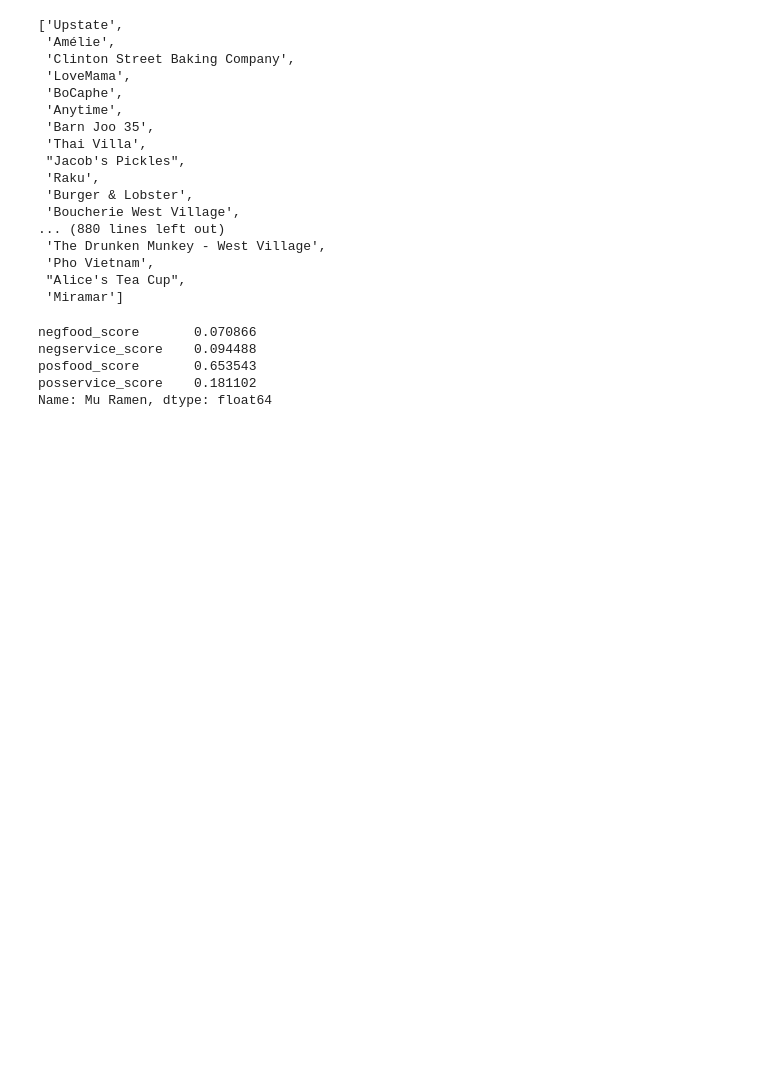
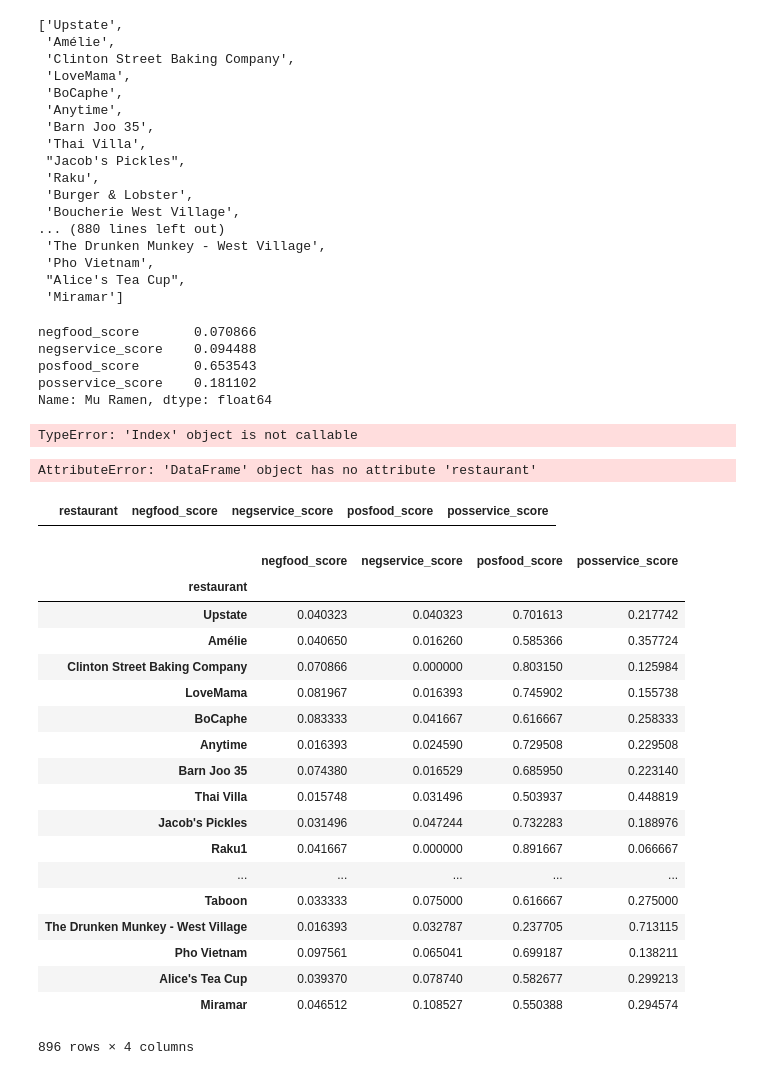
Before and after one commit to hamiltonchangcodes/final_project, a Jupyter notebook: Making Graphs.ipynb, the cells around one changed output. Drawn from its saved outputs; the diff is of its cells as text; code cells hidden in the pictures; blank space fills up the shorter version.

```diff
--- a/Making Graphs.ipynb
+++ b/Making Graphs.ipynb
@@ -148,3 +149,13 @@ negservice_score    0.094488
 posfood_score       0.653543
 posservice_score    0.181102
 Name: Mu Ramen, dtype: float64
+# %%
+df.loc
+# %% [output]
+TypeError: 'Index' object is not callable
+# %%
+list(df.restaurant)
+# %% [output]
+AttributeError: 'DataFrame' object has no attribute 'restaurant'
+# %%
+df1 = pd.read_csv('displaycardManhattan.csv')
@@ -150,0 +164,8 @@ Name: Mu Ramen, dtype: float64
+# %%
+dupes
+# %% [output]
+|  | restaurant | negfood_score | negservice_score | posfood_score | posservice_score |
+# %%
+df1['restaurant'] = np.where(df1['restaurant'].duplicated(keep=False),
+                      df1['restaurant'] + df1.groupby('restaurant').cumcount().add(1).astype(str),
+                      df1['restaurant'])
@@ -150,0 +174,22 @@ Name: Mu Ramen, dtype: float64
+# %%
+df1.set_index('restaurant')
+# %% [output]
+|  | negfood_score | negservice_score | posfood_score | posservice_score |
+| restaurant |  |  |  |  |
+| Upstate | 0.040323 | 0.040323 | 0.701613 | 0.217742 |
+| Amélie | 0.040650 | 0.016260 | 0.585366 | 0.357724 |
+| Clinton Street Baking Company | 0.070866 | 0.000000 | 0.803150 | 0.125984 |
+| LoveMama | 0.081967 | 0.016393 | 0.745902 | 0.155738 |
+| BoCaphe | 0.083333 | 0.041667 | 0.616667 | 0.258333 |
+| Anytime | 0.016393 | 0.024590 | 0.729508 | 0.229508 |
+| Barn Joo 35 | 0.074380 | 0.016529 | 0.685950 | 0.223140 |
+| Thai Villa | 0.015748 | 0.031496 | 0.503937 | 0.448819 |
+| Jacob's Pickles | 0.031496 | 0.047244 | 0.732283 | 0.188976 |
+| Raku1 | 0.041667 | 0.000000 | 0.891667 | 0.066667 |
+| ... | ... | ... | ... | ... |
+| Taboon | 0.033333 | 0.075000 | 0.616667 | 0.275000 |
+| The Drunken Munkey - West Village | 0.016393 | 0.032787 | 0.237705 | 0.713115 |
+| Pho Vietnam | 0.097561 | 0.065041 | 0.699187 | 0.138211 |
+| Alice's Tea Cup | 0.039370 | 0.078740 | 0.582677 | 0.299213 |
+| Miramar | 0.046512 | 0.108527 | 0.550388 | 0.294574 |
+896 rows × 4 columns
```
Also changed, not shown: parts of 9 cells of this notebook, 6 other files.
